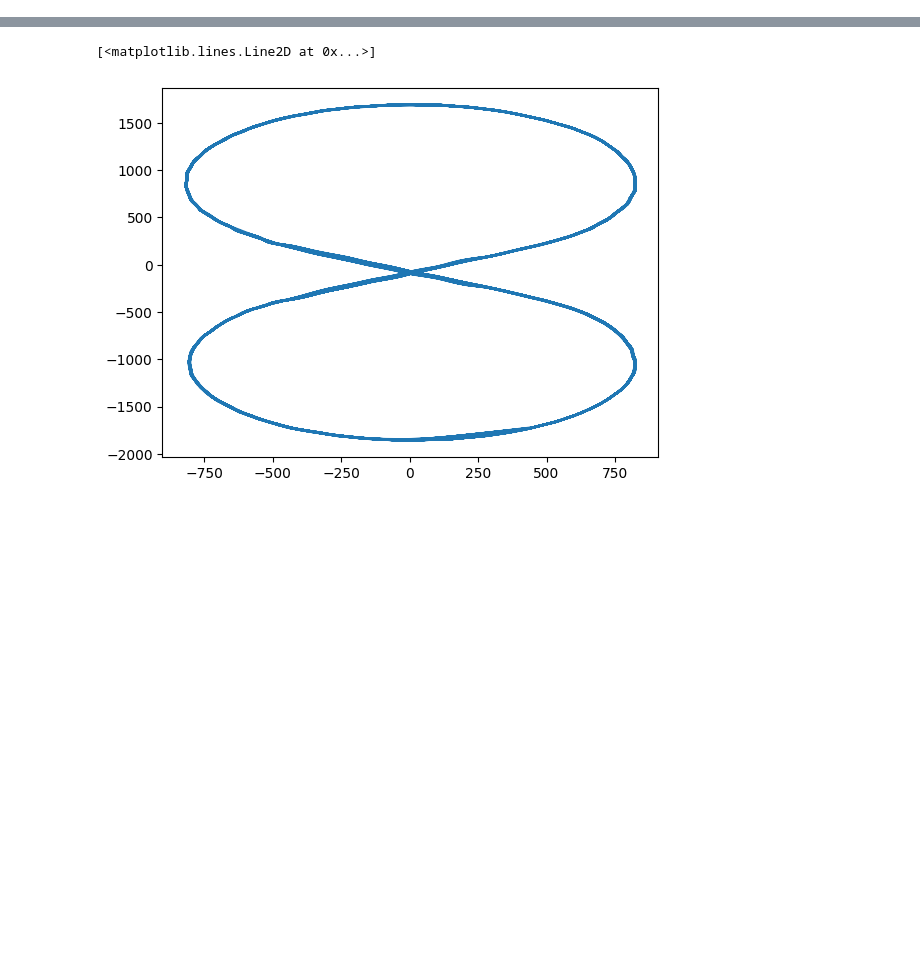
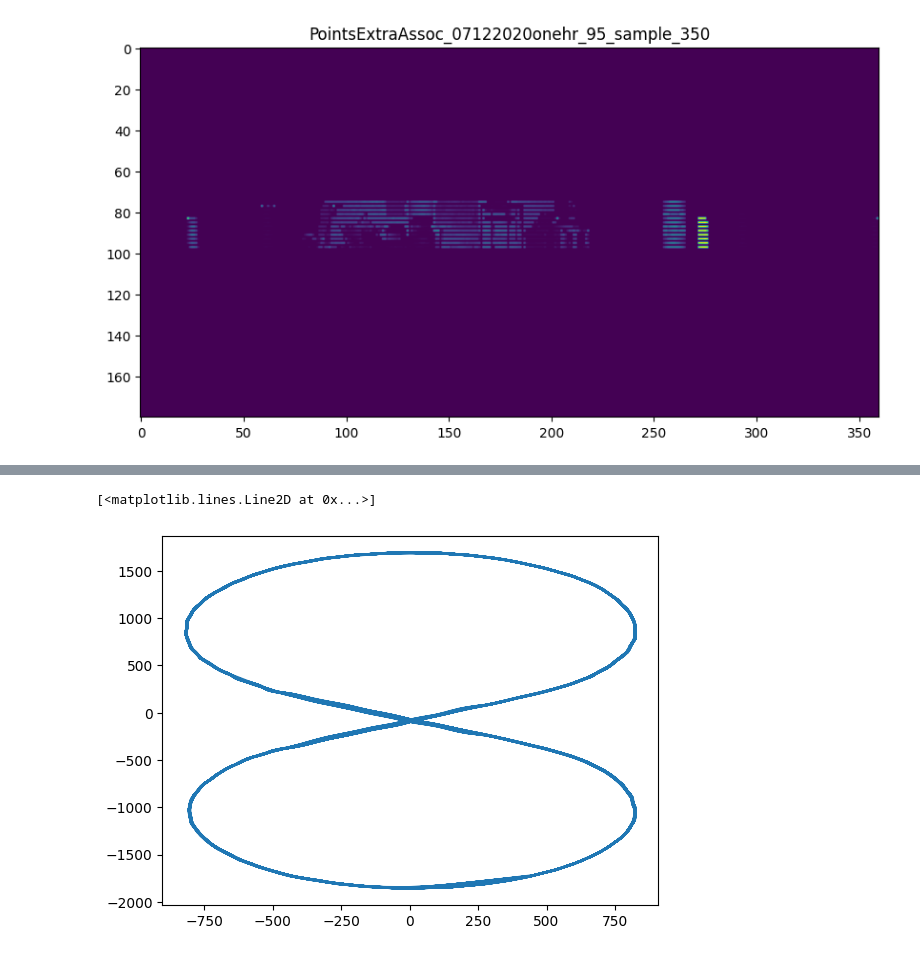
Before and after one commit to lunarnaut1414/lidar-ml-pose, a Jupyter notebook: lidarCNN/spherical/lidar-spherical-data-process.ipynb, the cells around one changed output, grey strips where cells are left out. Drawn from its saved outputs; the diff is of its cells as text; code cells hidden in the pictures; blank space fills up the shorter version.

Commit message:
updated the lidar spherical training dataset and notebook

```diff
--- a/lidarCNN/spherical/lidar-spherical-data-process.ipynb
+++ b/lidarCNN/spherical/lidar-spherical-data-process.ipynb
@@ -33,7 +33,7 @@ from typing import List
 
 
 @dataclass
-class LidarEntry:
+class LidarImageEntry:
     """Represents a single lidar data entry"""
     trajectoryStr: str
     sampleNum: int
@@ -44,15 +44,15 @@ class LidarEntry:
     loopNum: int
 
 @dataclass
-class LidarJsonStruct:
+class LidarImageJsonStruct:
     """Collection of lidar data entries that can be serialized to JSON"""
-    entries: List[LidarEntry] = field(default_factory=list)
+    entries: List[LidarImageEntry] = field(default_factory=list)
 
     def add_entry(self, trajectory_str: str, sample_num: int,
                  timestamp: float, image_name: str,
                  posVehInNavTruth: list[float], azVehInNavTruth: float, loopNum: int) -> None:
         """Add a new entry to the lidar data structure"""
-        entry = LidarEntry(
+        entry = LidarImageEntry(
             trajectoryStr=trajectory_str,
             sampleNum=sample_num,
             timestamp=timestamp,
@@ -73,8 +73,8 @@ class LidarJsonStruct:
             f.write(self.to_json())
 
     @classmethod
-    def from_json(cls, json_str: str) -> 'LidarJsonStruct':
-        """Create a LidarJsonStruct from a JSON string"""
+    def from_json(cls, json_str: str) -> 'LidarImageJsonStruct':
+        """Create a LidarImageJsonStruct from a JSON string"""
         data = json.loads(json_str)
         result = cls()
 
@@ -91,7 +91,7 @@ class LidarJsonStruct:
         return result
 
     @classmethod
-    def load_from_file(cls, filename: str) -> 'LidarJsonStruct':
-        """Load a LidarJsonStruct from a JSON file"""
+    def load_from_file(cls, filename: str) -> 'LidarImageJsonStruct':
+        """Load a LidarImageJsonStruct from a JSON file"""
         with open(filename, 'r') as f:
             return cls.from_json(f.read())
@@ -131,7 +206,8 @@ rot_ang = -np.pi / 2
 mRotImg = np.array([[np.cos(rot_ang), -np.sin(rot_ang)], [np.sin(rot_ang), np.cos(rot_ang)]])
 # %%
 # Create an empty list that will hold dictionaries
-lidar = LidarJsonStruct()
+lidarImage = LidarImageJsonStruct()
+lidarImageJsonStr = 'lidar_image_data.json'
 
 # Create figure and axis
 plt.figure(figsize=(10, 10))
@@ -139,7 +215,6 @@ plt.figure(figsize=(10, 10))
 fileIdx = 0
 
 for fileIdx in range(lidarDataFiles.__len__() - 1):
-# for fileIdx in range(1):
 
   lidarMatData = scipy.io.loadmat("".join([lidarDataPath, lidarDataFiles[fileIdx]]))
 
@@ -147,6 +222,7 @@ for fileIdx in range(lidarDataFiles.__len__() - 1):
 
     # Path to the folder you want to check/create
   folder_path = './images/' + trajStr
+  json_path = './point_clouds/' + trajStr
 
   # Check if folder exists
   if not os.path.exists(folder_path):
@@ -156,6 +232,14 @@ for fileIdx in range(lidarDataFiles.__len__() - 1):
   else:
       print(f"Folder '{folder_path}' already exists")
 
+  # Check if folder exists
+  if not os.path.exists(json_path):
+      # Create folder if it doesn't exist
+      os.makedirs(json_path)
+      print(f"Folder '{json_path}' created successfully")
+  else:
+      print(f"Folder '{json_path}' already exists")
+
   # Map the test data to new variable names
   lidarData = lidarMatData['LiDARpc']
   viconData = lidarMatData['VICONpcSyncTV']
@@ -164,6 +248,10 @@ for fileIdx in range(lidarDataFiles.__len__() - 1):
   print('Processing: ' + trajStr)
 
   for dataIdx in range(startIdx, finalIdx):
+
+    # Initialize the lidar point cloud json struct
+    lidarPointCloud = LidarJsonStruct()
+
     # Initialize the lidar image
     lidar2DImg = np.zeros([2, img_row, img_col])
 
@@ -213,44 +301,63 @@ for fileIdx in range(lidarDataFiles.__len__() - 1):
       if ((ptImg[0] >= 0) & (ptImg[0] < img_row)):
         if ((ptImg[1] >= 0) & (ptImg[1] < img_col)):
           if (lidar2DImg[0, ptImg[0],ptImg[1]] == 0):
             lidar2DImg[0, ptImg[0],ptImg[1]] = np.linalg.norm(pt)
             lidar2DImg[1, ptImg[0],ptImg[1]] = ptInt
           elif (np.linalg.norm(pt) < lidar2DImg[0, ptImg[0],ptImg[1]]):
             lidar2DImg[0, ptImg[0],ptImg[1]] = np.linalg.norm(pt)
             lidar2DImg[1, ptImg[0],ptImg[1]] = ptInt
 
     # Pull the nth closest point clouds
     imgStr = trajStr + '_sample_' + str(dataIdx) + '.tiff'
     loopNum = fileIdx+1
-    lidar.add_entry(lidarDataFiles[fileIdx], dataIdx, np.mean(timestampLidar), imgStr, posVehInNavTruth, azVehInNavTruth, loopNum)
+    lidarImage.add_entry(lidarDataFiles[fileIdx], dataIdx, np.mean(timestampLidar), imgStr,
+                    posVehInNavTruth, azVehInNavTruth, loopNum)
 
     # write the image data
-    # writePath = folder_path + '/' + imgStr
-    # tifffile.imwrite(writePath, lidar2DImg)
+    writePath = folder_path + '/' + imgStr
+    tifffile.imwrite(writePath, lidar2DImg)
+
+    # write the lidar point cloud data
+    jsonStr = trajStr + '_sample_' + str(dataIdx) + '.json'
+    lidarPointCloud.add_entry(lidarDataFiles[fileIdx], dataIdx, np.mean(timestampLidar), jsonStr,
+                    posVehInNavTruth, azVehInNavTruth, loopNum,
+                    ptCloud.tolist(), ptCloudInt.tolist())
+
+    writePath = json_path + '/' + jsonStr
+
+    # Check if file exists
+    if os.path.exists(writePath):
+        # Delete the file
+        os.remove(writePath)
+        print("The json file has been deleted")
+    else:
+        print("The json file does not exist")
+
+    lidarPointCloud.save_to_file(writePath)
 
     # Clear previous output
     clear_output(wait=True)
 
     plt.clf()
     # Show the project lidar points
     plt.imshow(lidar2DImg[1,:,:])
+    plt.title(trajStr + '_sample_' + str(dataIdx))
 
     # This ensures the plot is displayed during the loop
 
     plt.draw()
     display(plt.gcf())
 
-  plt.close('all')
+plt.close('all')
 
-  jsonStr = 'lidar_data.json'
+# Check if file exists
+if os.path.exists(lidarImageJsonStr):
+    # Delete the file
+    os.remove(lidarImageJsonStr)
+    print("The json file has been deleted")
+else:
+    print("The json file does not exist")
 
-  # Check if file exists
-  if os.path.exists(jsonStr):
-      # Delete the file
-      os.remove(jsonStr)
-      print("The json file has been deleted")
-  else:
-      print("The json file does not exist")
-
-  lidar.save_to_file(jsonStr)
+lidarImage.save_to_file(lidarImageJsonStr)
 # %% [output]
+[figure, added]
```
Also changed, not shown: parts of 4 cells of this notebook, 2 other files.
